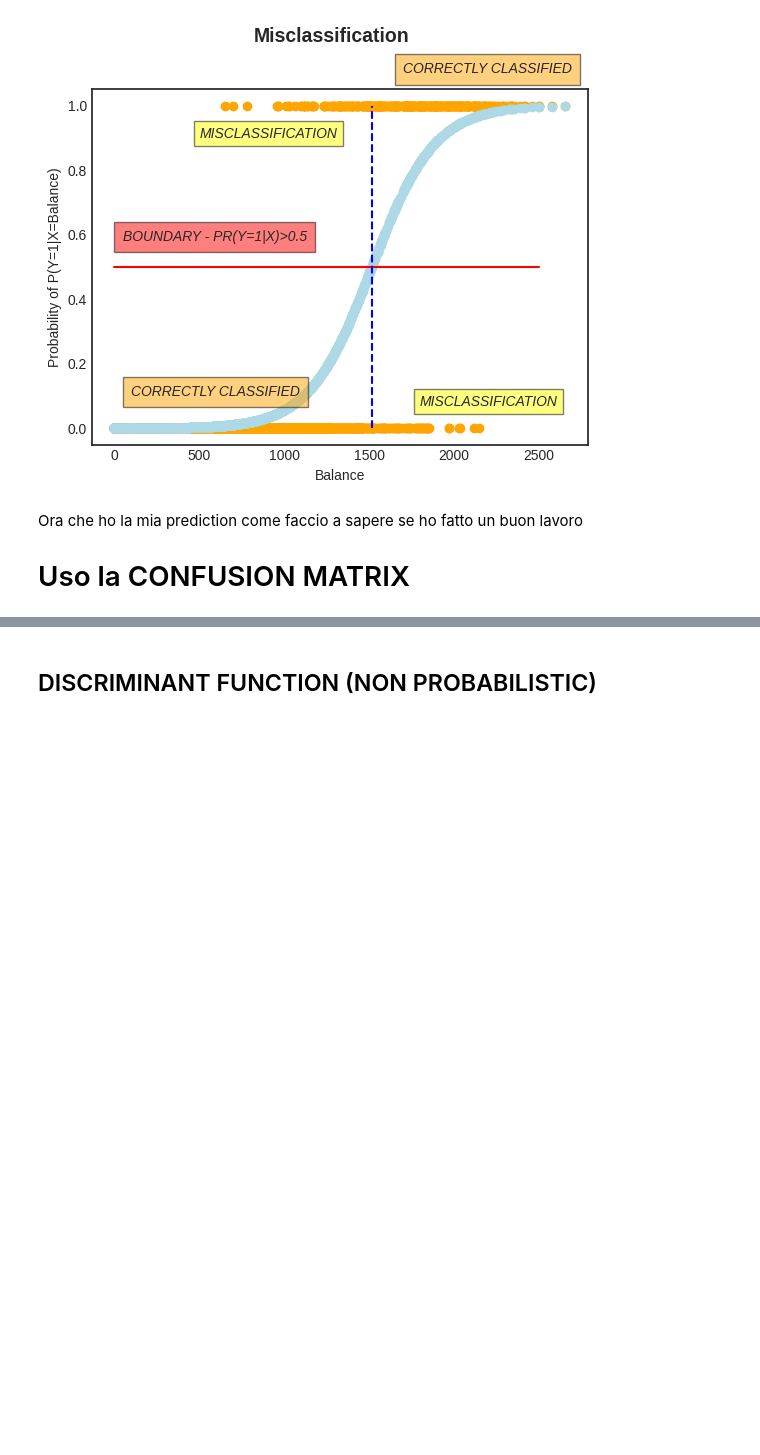
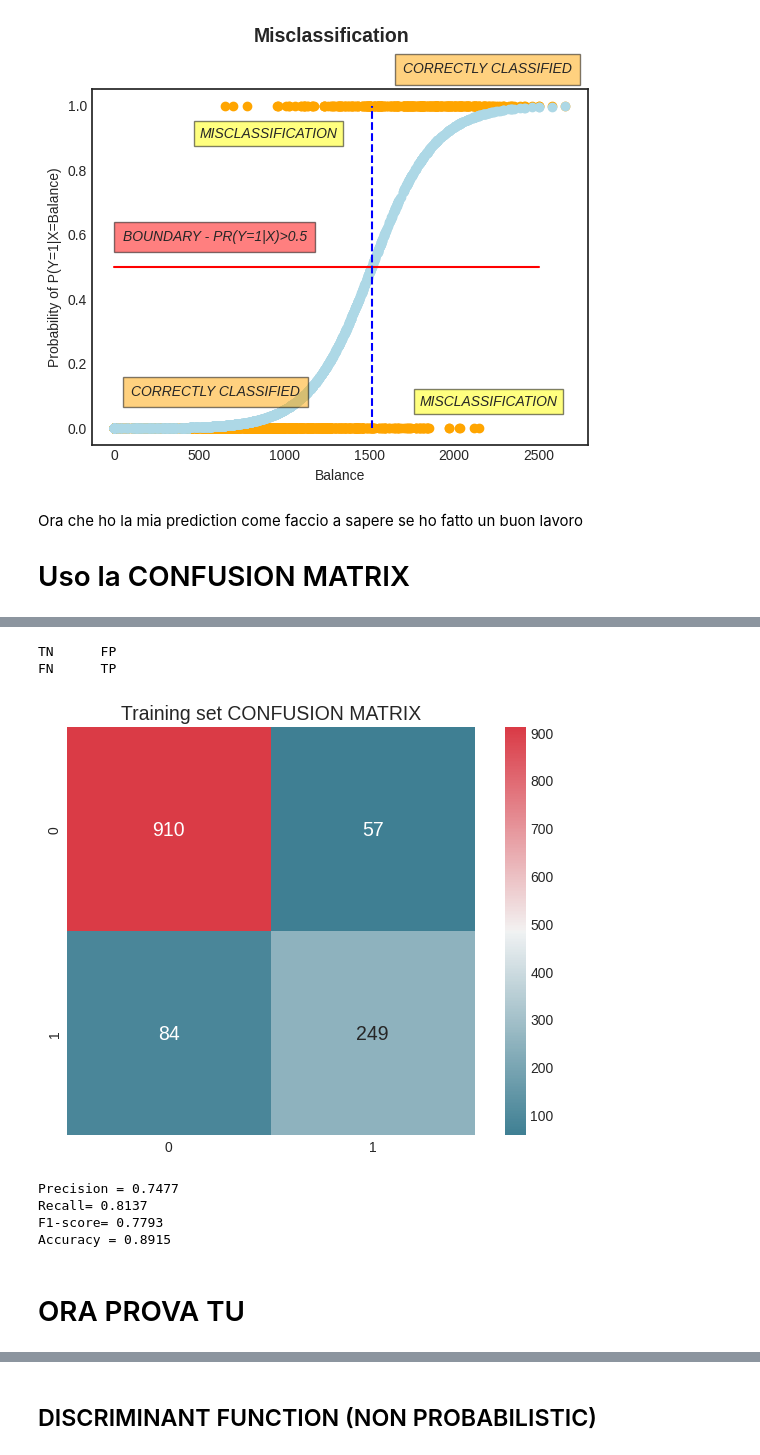
Before and after one commit to pal-dev-labs/Artificial-Intelligence-with-Python, a Jupyter notebook: 10-classification.ipynb, the cells around one changed output, grey strips where cells are left out. Drawn from its saved outputs; the diff is of its cells as text; code cells hidden in the pictures; blank space fills up the shorter version.

```diff
--- a/10-classification.ipynb
+++ b/10-classification.ipynb
@@ -301,3 +305,30 @@ Ora che ho la mia prediction come faccio a sapere se ho fatto un buon lavoro
 ![conf2](https://github.com/giandopal/Artificial-Intelligence-with-Python/blob/main/fig/conf2.png?raw=true)
 
 ![conf3](https://github.com/giandopal/Artificial-Intelligence-with-Python/blob/main/fig/conf3.png?raw=true)
+# %%
+#Generate confusion matrixes and print main indicators
+print('\n'.join(['\t'.join([str(cell) for cell in row]) for row in [['TN', 'FP'],['FN','TP']]]))
+
+#generate confusion matrixes
+cm_train = confusion_matrix(y_train, y_pred_class)
+
+hm = sns.heatmap(cm_train,cbar=True,annot=True,square=True,fmt='d',annot_kws={'size': 14},cmap = sns.diverging_palette(220, 10, as_cmap=True))
+plt.title('Training set CONFUSION MATRIX', fontsize=14)
+
+plt.tight_layout()
+plt.show()
+
+print('Precision = {0:5.4f}'.format(precision_score(y_pred_class,y_train)))
+print('Recall= {0:5.4f}'.format(recall_score(y_pred_class,y_train)))
+print('F1-score= {0:5.4f}'.format(f1_score(y_pred_class,y_train)))
+print('Accuracy = {0:5.4f}'.format(accuracy_score(y_pred_class,y_train)))
+# %% [output]
+TN      FP
+FN      TP
+[figure, added]
+Precision = 0.7477
+Recall= 0.8137
+F1-score= 0.7793
+Accuracy = 0.8915
+# %% [markdown]
+# ORA PROVA TU
```
Also changed, not shown: parts of 46 cells of this notebook, 1 other file.
